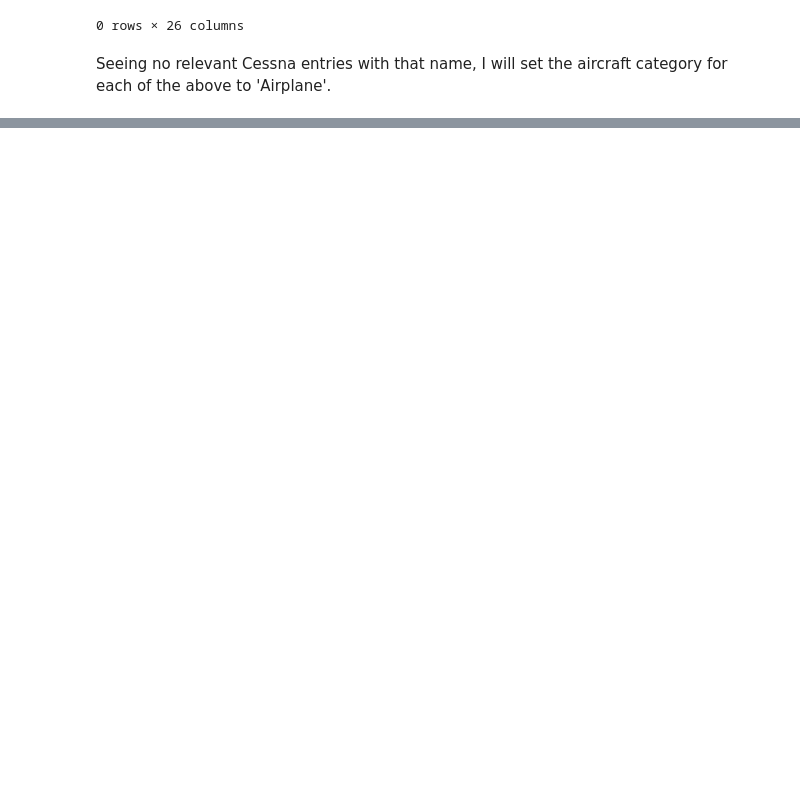
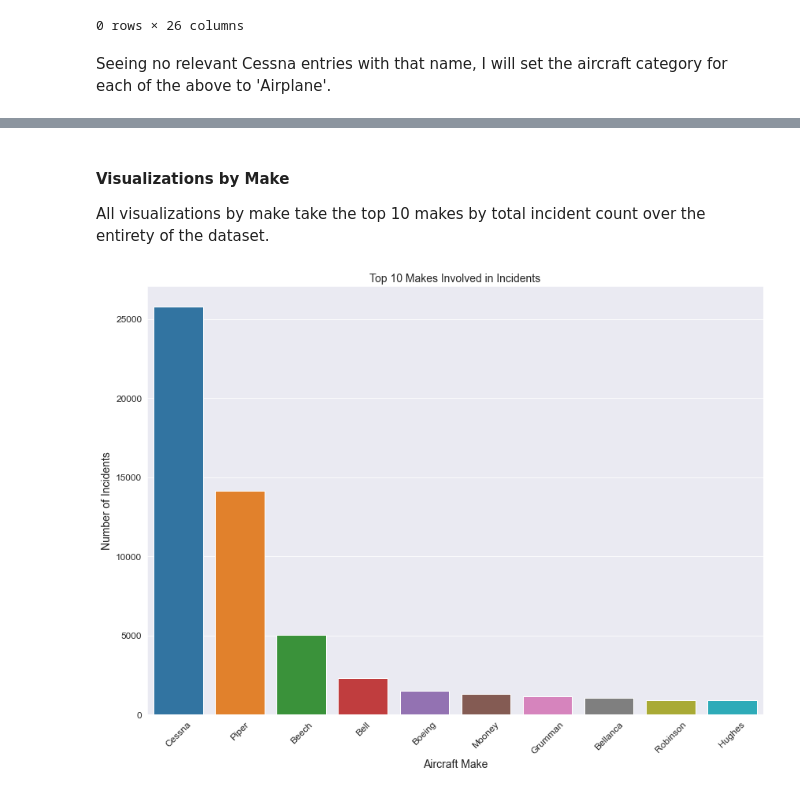
Before and after one commit to cameronpwright/flatironschool_phase1, a Jupyter notebook: Phase 1 Lab.ipynb, the cells around one changed output, grey strips where cells are left out. Saved outputs shown, nothing was run; the diff lists cells and outputs as text; code cells hidden in the pictures; blank space fills up the shorter version.

```diff
--- a/Phase 1 Lab.ipynb
+++ b/Phase 1 Lab.ipynb
@@ -438,0 +499,18 @@ plt.show()
+# %% [markdown]
+#### Visualizations by Make
+All visualizations by make take the top 10 makes by total incident count over the entirety of the dataset.
+# %%
+top10_by_make = df['Make'].value_counts()[:10]
+# %%
+fig,ax=plt.subplots(figsize=(14,10))
+sns.set_style('darkgrid')
+
+sns.barplot(x=top10_by_make.index.astype(str), y=top10_by_make.values)
+ax.set_title('Top 10 Makes Involved in Incidents', fontsize=14)
+ax.set_xlabel('Aircraft Make', fontsize=14)
+ax.set_ylabel('Number of Incidents', fontsize=14)
+plt.yticks(fontsize=12)
+plt.xticks(fontsize=12, rotation=45)
+plt.show()
+# %% [output]
+[figure, added]
```
Also changed, not shown: parts of 60 cells of this notebook.
